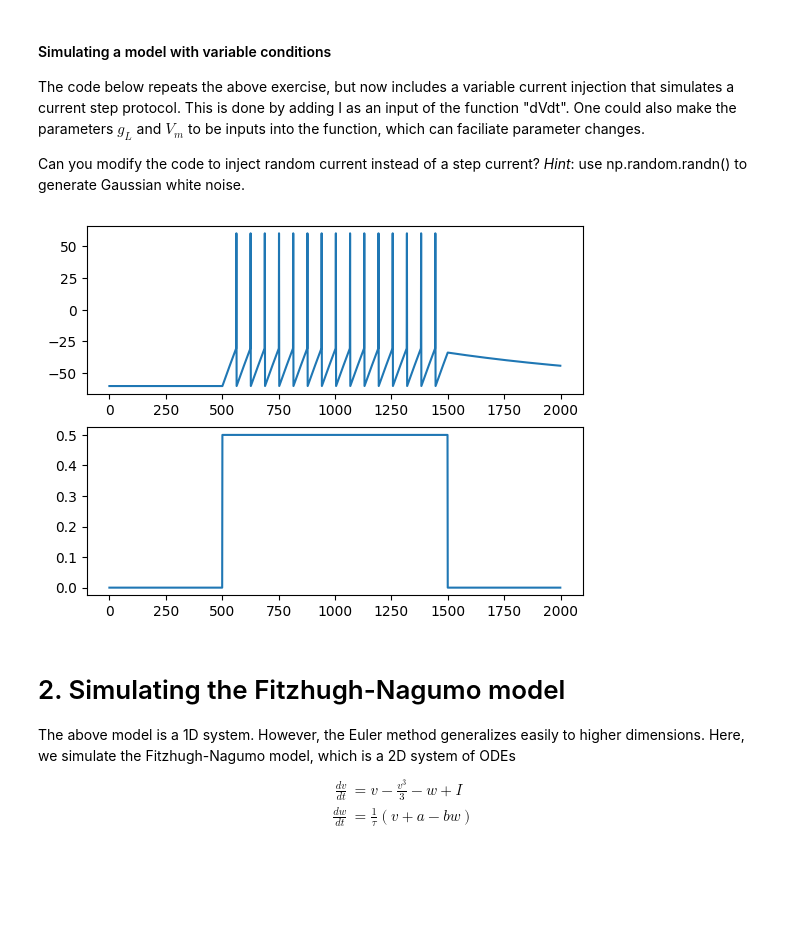
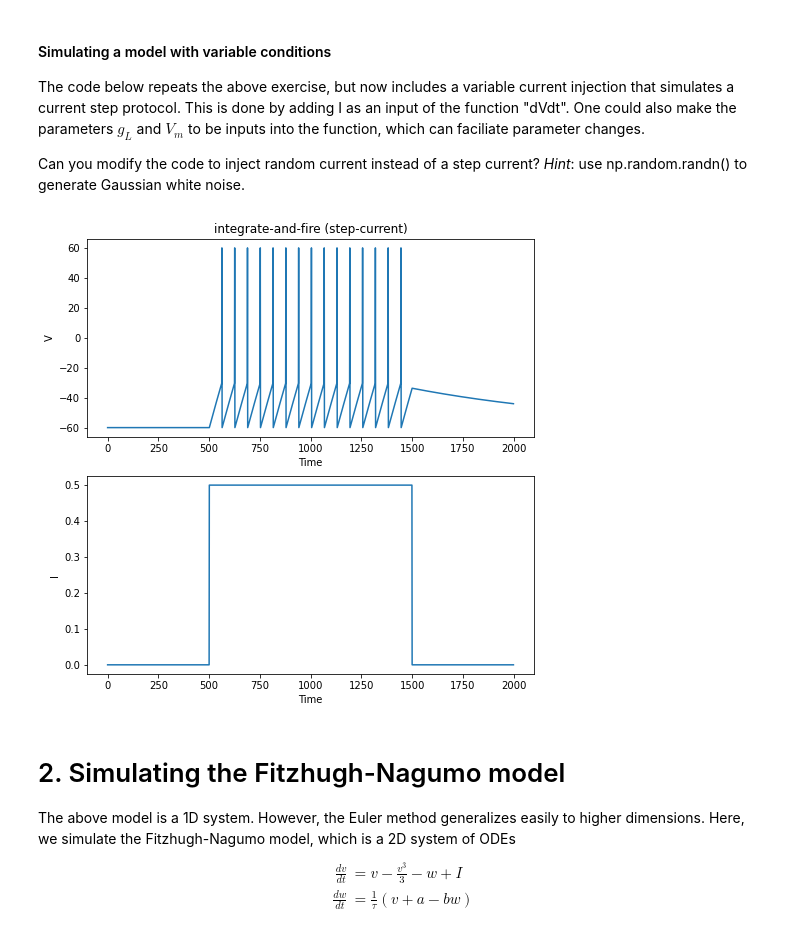
Before and after one commit to nkoch1/CAMBAM_Workshop_Neuron_Excitability, a Jupyter notebook: Computer_lab_2_Neuron_Models.ipynb, the cells around one changed output. Saved outputs shown, nothing was run; the diff lists cells and outputs as text; code cells hidden in the pictures; blank space fills up the shorter version.

```diff
--- a/Computer_lab_2_Neuron_Models.ipynb
+++ b/Computer_lab_2_Neuron_Models.ipynb
@@ -20,11 +20,18 @@ Below is example code for simulating this model using Euler's method. The code s
 dt = 1 # Specify step size (1 ms)
 tmax = 2000 # Specify maximal length of simulation (2000 ms)
 T = np.arange(0,tmax,dt) # Define time-vector, which will range from 0 to tmax in steps of dt
-V = np.zeros([len(T),1]) # Preallocate a vector for storing the simulation results
 
-# Specify differential equation and initial conditions
-dVdt = lambda V: 0.001*(-60-V) + 0.5
-V[0] = -60
+# Preallocate a vector for storing the simulation results
+V = np.zeros([len(T),1])
+V[0] = -60 # set initial condition
+
+# Define parameters
+gL = 0.001
+Vr = -60
+I = 0.5
+
+# Define function that returns dV/dt = gL*(Vr-V)+I, where V is an input variable
+dVdt = lambda V: gL*(Vr-V) + I
 
 # Forward Euler algorithm
 for i in range(0,len(T)-1):
@@ -34,7 +41,11 @@ for i in range(0,len(T)-1):
     else:
         V[i+1] = V[i] + dt*dVdt(V[i])
 
-# Plot simulation results
+##### Plot simulation results #####
+plt.figure(figsize=(8,4))
 plt.plot(T,V)
+plt.xlabel('Time')
+plt.ylabel('V')
+plt.title('integrate-and-fire')
 plt.show()
 # %% [output]
@@ -47,33 +58,46 @@ Can you modify the code to inject random current instead of a step current? *Hin
 # %%
 # integrate-and-fire model
 dt = 1
 tmax = 2000
 T = np.arange(0,tmax,dt)
 x = np.zeros([len(T),1])
 
-# Add I as a function input
+# Define parameters
+gL = 0.001
+Vr = -60
+
+# Define function that returns dV/dt = gL*(Vr-V)+I, where V and I are an input variables
 dVdt = lambda V,I: 0.001*(-60-V) + I
 V[0] = -60
 
 # Define the injected current to be 0.5 when T>500 and T<1500
 I = 0.5*(T>500)*(T<1500)
 
 # Forward Euler algorithm
 for i in range(0,len(T)-1):
     if(V[i]>-30):
         V[i] = 60
         V[i+1] = -60
     else:
         V[i+1] = V[i] + dt*dVdt(V[i],I[i])
 
-# Plot simulation results
+##### Plot simulation results #####
+plt.figure(figsize=(8,8))
+
 plt.subplot(2,1,1)
 plt.plot(T,V)
+plt.xlabel('Time')
+plt.ylabel('V')
+plt.title('integrate-and-fire (step-current)')
+
 plt.subplot(2,1,2)
 plt.plot(T,I)
+plt.xlabel('Time')
+plt.ylabel('I')
+
 plt.show()
 # %% [output]
-[figure, old version]
+[figure, new version]
 # %% [markdown]
 # 2. Simulating the Fitzhugh-Nagumo model
 The above model is a 1D system. However, the Euler method generalizes easily to higher dimensions. Here, we simulate the Fitzhugh-Nagumo model, which is a 2D system of ODEs
```
Also changed, not shown: parts of 7 cells of this notebook.
